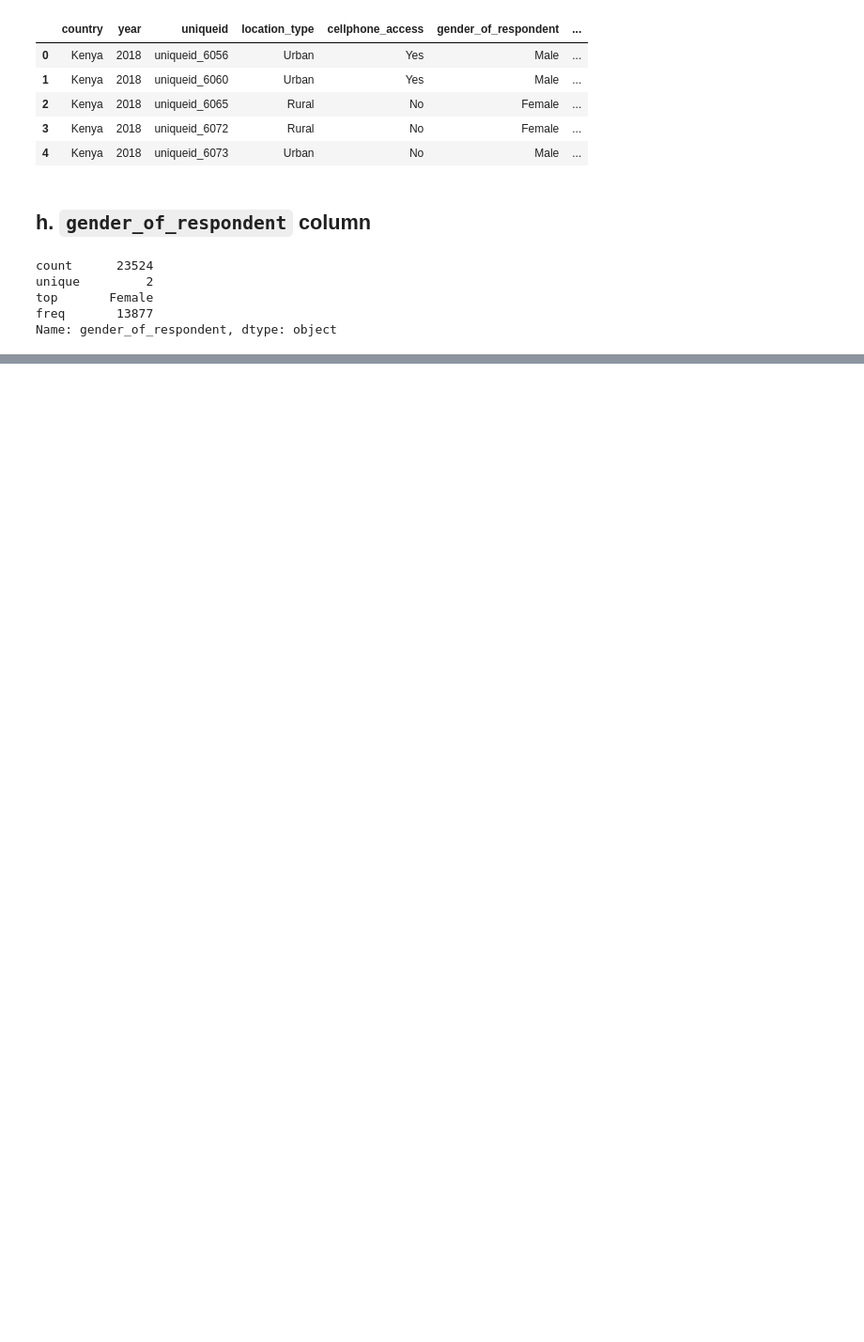
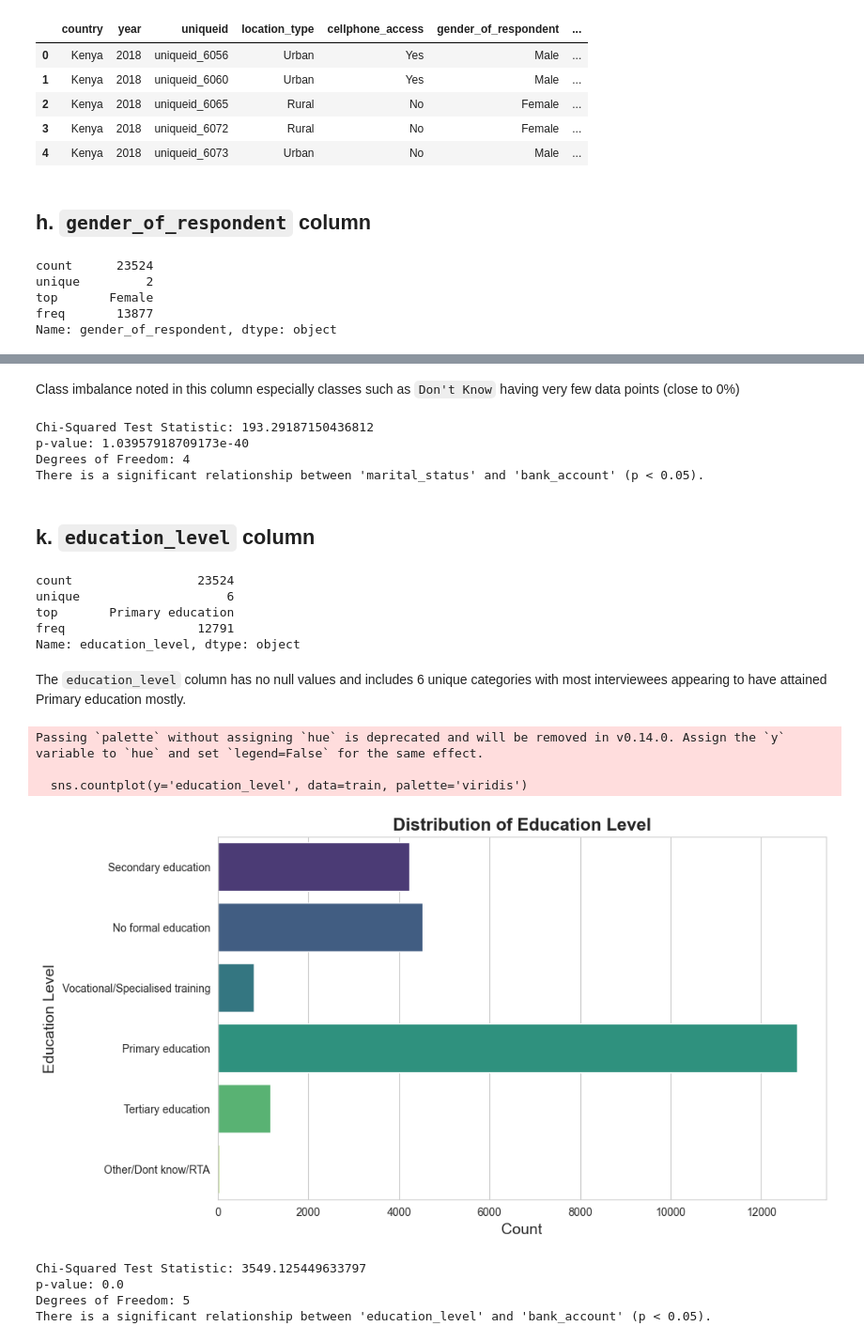
Before and after one commit to KamauGilbert/financial_inclusion_in_africa, a Jupyter notebook: financial_inclusion.ipynb, the cells around one changed output, grey strips where cells are left out. Shown: that part at 94% size. Cells and saved outputs as stored; diff of their text form; code cells hidden in the pictures; blank space fills up the shorter version.

```diff
--- a/financial_inclusion.ipynb
+++ b/financial_inclusion.ipynb
@@ -840,0 +1029,74 @@ The `gender_of_respondent` column contains
+# %% [markdown]
+Class imbalance noted in this column especially classes such as `Don't Know` having very few data points (close to 0%)
+# %%
+# Checking for any relationship between the marital_status and the target variable
+# Create a contingency table
+contingency_table = pd.crosstab(train['marital_status'], train['bank_account'])
+
+# Perform the chi-squared test
+chi2, p, dof, expected = chi2_contingency(contingency_table)
+
+# Display the results
+print("Chi-Squared Test Statistic:", chi2)
+print("p-value:", p)
+print("Degrees of Freedom:", dof)
+
+if p < 0.05:
+    print("There is a significant relationship between 'marital_status' and 'bank_account' (p < 0.05).")
+else:
+    print("There is no significant relationship between 'marital_status' and 'bank_account' (p ≥ 0.05).")
+# %% [output]
+Chi-Squared Test Statistic: 193.29187150436812
+p-value: 1.03957918709173e-40
+Degrees of Freedom: 4
+There is a significant relationship between 'marital_status' and 'bank_account' (p < 0.05).
+# %% [markdown]
+## k. `education_level` column
+# %%
+train['education_level'].describe()
+# %% [output]
+count                 23524
+unique                    6
+top       Primary education
+freq                  12791
+Name: education_level, dtype: object
+# %% [markdown]
+The `education_level` column has no null values and includes 6 unique categories with most interviewees appearing to have attained Primary education mostly.
+# %%
+plt.figure(figsize=(10, 6))
+sns.countplot(y='education_level', data=train, palette='viridis')
+
+# Adding labels and title
+plt.xlabel('Count', fontsize=14)
+plt.ylabel('Education Level', fontsize=14)
+plt.title('Distribution of Education Level', fontsize=16, fontweight='bold')
+
+# Display the plot
+plt.show()
+# %% [output]
+Passing `palette` without assigning `hue` is deprecated and will be removed in v0.14.0. Assign the `y` variable to `hue` and set `legend=False` for the same effect.
+
+  sns.countplot(y='education_level', data=train, palette='viridis')
+[figure, added]
+# %%
+# Checking for any relationship between the education_level and the target variable
+# Create a contingency table
+contingency_table = pd.crosstab(train['education_level'], train['bank_account'])
+
+# Perform the chi-squared test
+chi2, p, dof, expected = chi2_contingency(contingency_table)
+
+# Display the results
+print("Chi-Squared Test Statistic:", chi2)
+print("p-value:", p)
+print("Degrees of Freedom:", dof)
+
+if p < 0.05:
+    print("There is a significant relationship between 'education_level' and 'bank_account' (p < 0.05).")
+else:
+    print("There is no significant relationship between 'education_level' and 'bank_account' (p ≥ 0.05).")
+# %% [output]
+Chi-Squared Test Statistic: 3549.125449633797
+p-value: 0.0
+Degrees of Freedom: 5
+There is a significant relationship between 'education_level' and 'bank_account' (p < 0.05).
```
Also changed, not shown: parts of 39 cells of this notebook.
